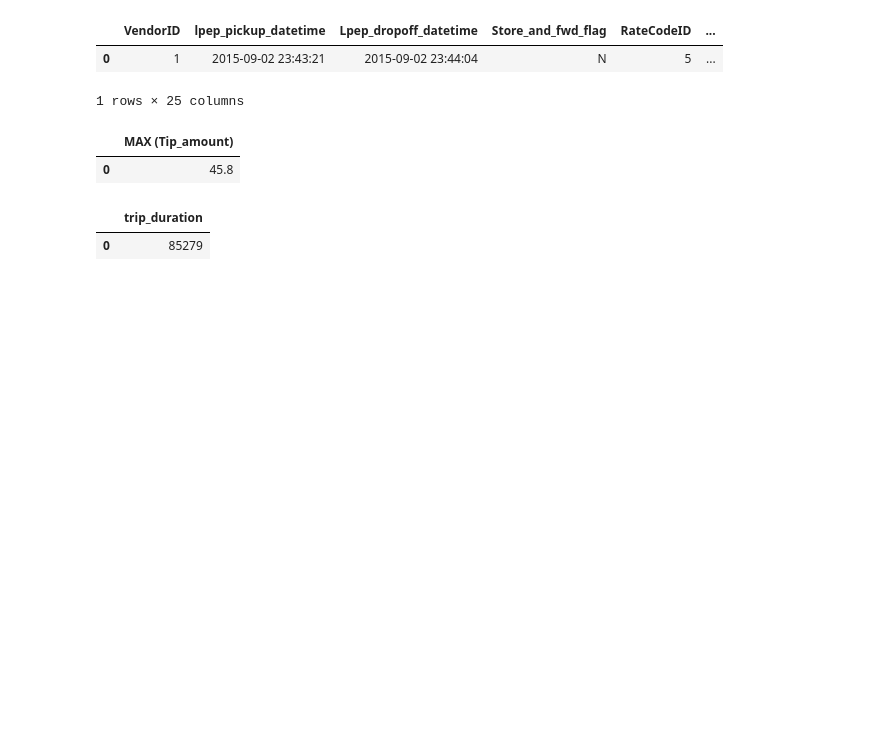
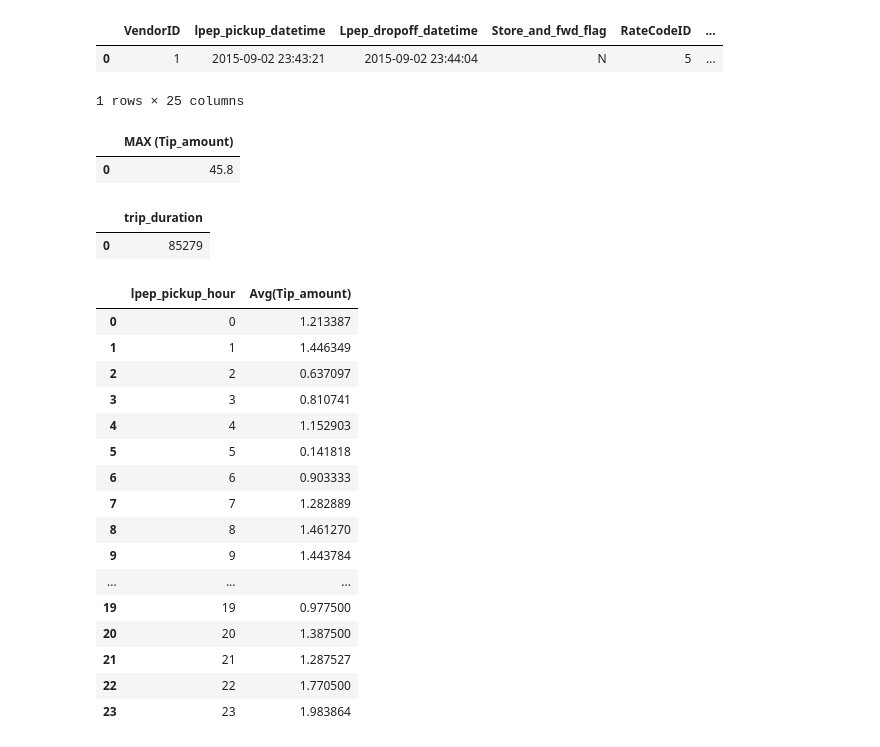
Before and after one commit to bayraktarengin/eurotech, a Jupyter notebook: nyc_taxi_query_notebook.ipynb, the cells around one changed output. Drawn from its saved outputs; the diff is of its cells as text; code cells hidden in the pictures; blank space fills up the shorter version.

```diff
--- a/nyc_taxi_query_notebook.ipynb
+++ b/nyc_taxi_query_notebook.ipynb
@@ -198,3 +198,32 @@ sqldf(q)
 # %% [output]
 |  | trip_duration |
 | 0 | 85279 |
+# %%
+#    5. Mean tip by hour.
+q = """
+        SELECT lpep_pickup_hour, Avg(Tip_amount)
+        FROM nyc_data_sep
+        group by lpep_pickup_hour
+        order by 1
+
+
+    """
+sqldf(q)
+# %% [output]
+|  | lpep_pickup_hour | Avg(Tip_amount) |
+| 0 | 0 | 1.213387 |
+| 1 | 1 | 1.446349 |
+| 2 | 2 | 0.637097 |
+| 3 | 3 | 0.810741 |
+| 4 | 4 | 1.152903 |
+| 5 | 5 | 0.141818 |
+| 6 | 6 | 0.903333 |
+| 7 | 7 | 1.282889 |
+| 8 | 8 | 1.461270 |
+| 9 | 9 | 1.443784 |
+| ... | ... | ... |
+| 19 | 19 | 0.977500 |
+| 20 | 20 | 1.387500 |
+| 21 | 21 | 1.287527 |
+| 22 | 22 | 1.770500 |
+| 23 | 23 | 1.983864 |
```
Also changed, not shown: parts of 16 cells of this notebook, 1 other file.
